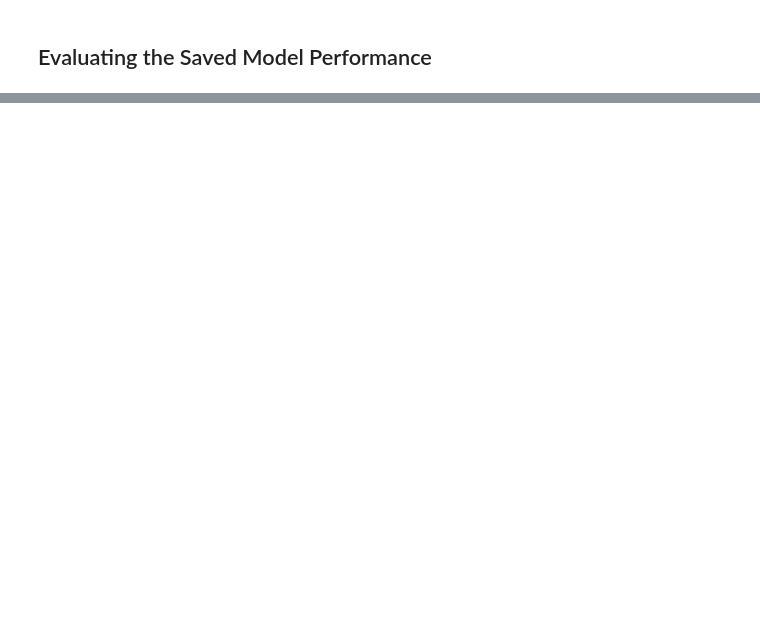
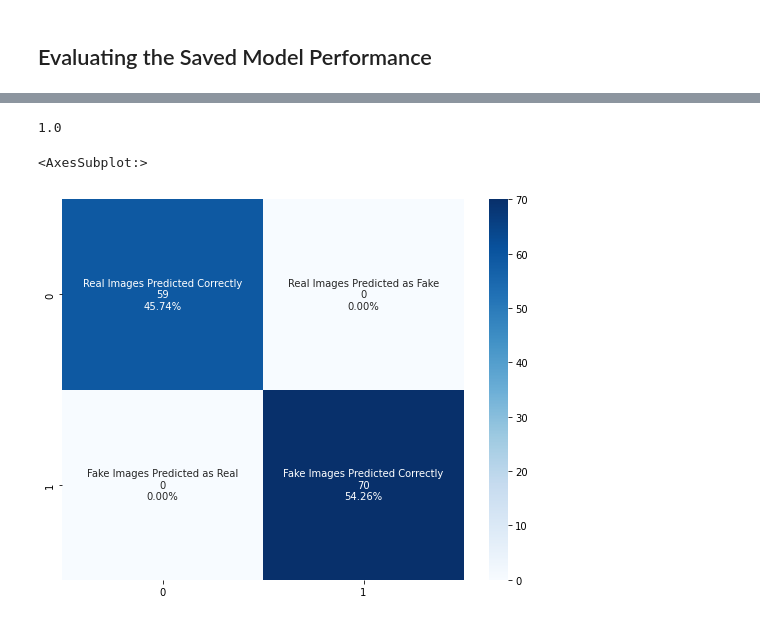
Before and after one commit to kanakmi/Deforgify, a Jupyter notebook: Model Training/Notebook.ipynb, the cells around one changed output, grey strips where cells are left out. Saved outputs shown, nothing was run; the diff lists cells and outputs as text; code cells hidden in the pictures; blank space fills up the shorter version.

Commit message:
Updated model for better accuracy :confetti_ball:

```diff
--- a/Model Training/Notebook.ipynb
+++ b/Model Training/Notebook.ipynb
@@ -252,0 +248,35 @@ scores = model.evaluate(test_ds)
+# %%
+# making predictions
+predictions = model.predict(X_test)
+# %%
+# Obtain the predicted class from the model prediction
+predict = []
+
+for i in predictions:
+  predict.append(np.argmax(i))
+
+predict = np.asarray(predict)
+# %%
+# Obtain the accuracy of the model
+from sklearn.metrics import accuracy_score
+
+accuracy = accuracy_score(y_test, predict)
+accuracy
+# %% [output]
+1.0
+# %%
+# plot the confusion matrix
+from sklearn.metrics import confusion_matrix
+
+cf_matrix = confusion_matrix(y_test, predict)
+plt.figure(figsize = (9,7))
+
+group_names = ['Real Images Predicted Correctly','Real Images Predicted as Fake','Fake Images Predicted as Real','Fake Images Predicted Correctly']
+group_counts = ["{0:0.0f}".format(value) for value in cf_matrix.flatten()]
+group_percentages = ["{0:.2%}".format(value) for value in cf_matrix.flatten()/np.sum(cf_matrix)]
+labels = [f"{v1}\n{v2}\n{v3}" for v1, v2, v3 in zip(group_names,group_counts,group_percentages)]
+labels = np.asarray(labels).reshape(2,2)
+sns.heatmap(cf_matrix, annot=labels, fmt='', cmap='Blues')
+# %% [output]
+<AxesSubplot:>
+[figure, added]
```
Also changed, not shown: parts of 41 cells of this notebook, 3 other files.
